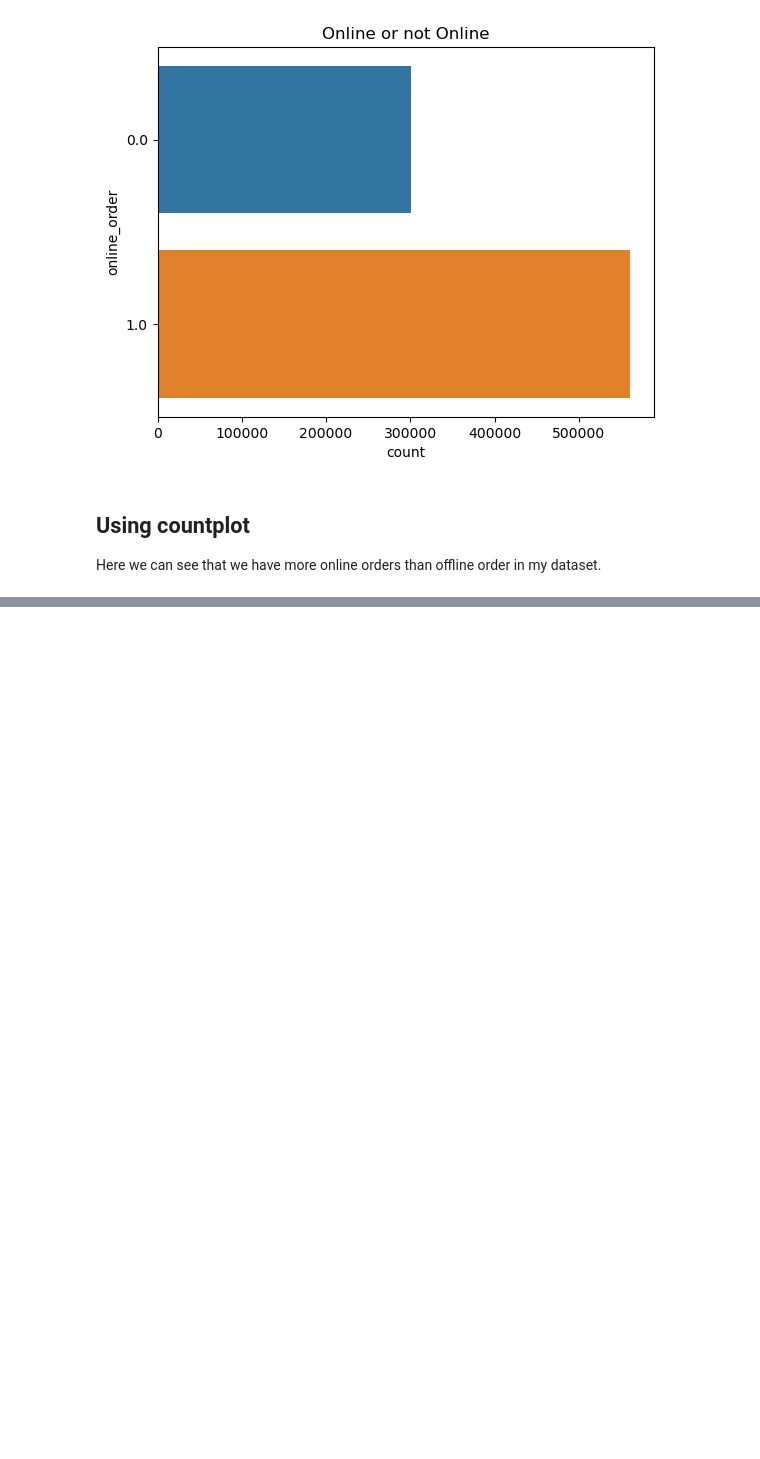
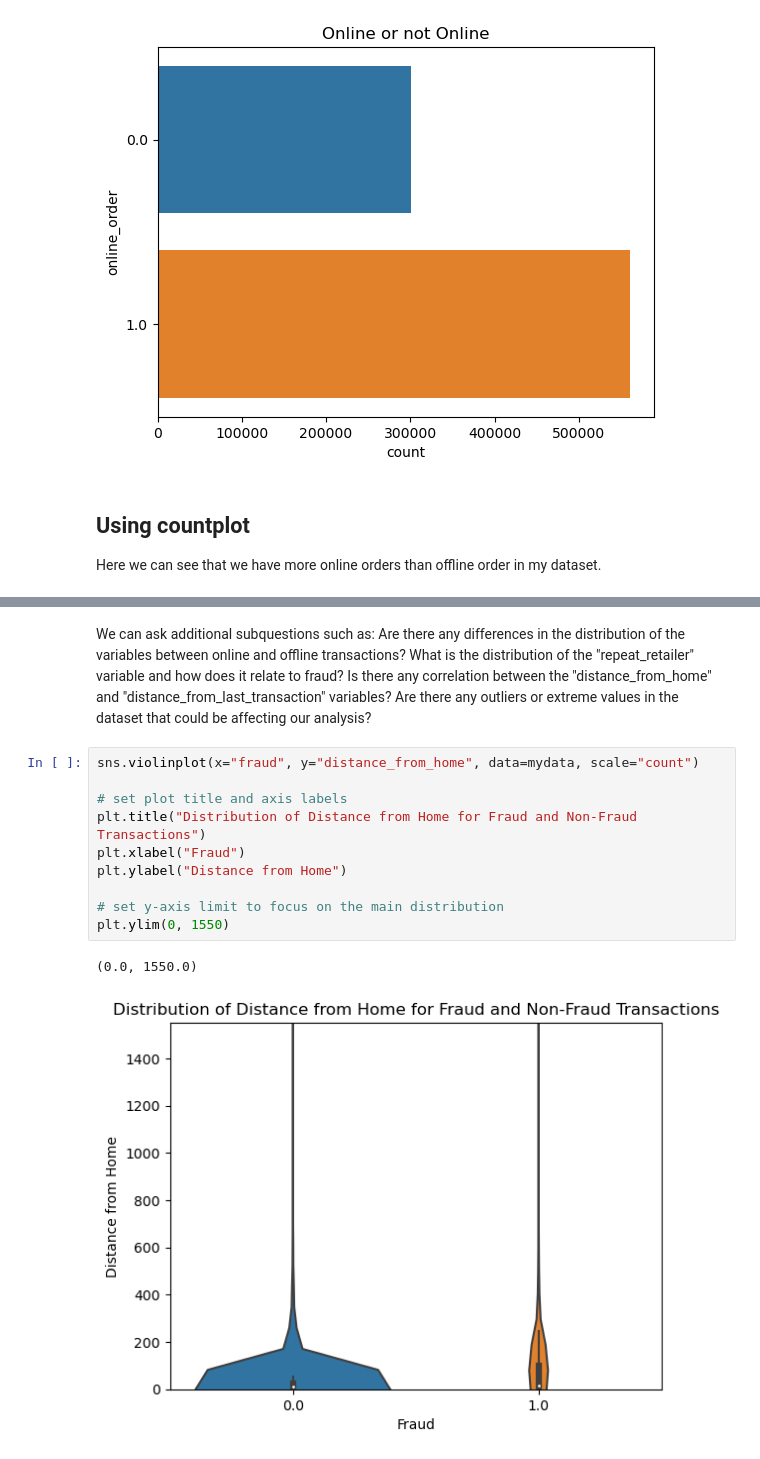
Before and after one commit to KarimKhalil33/CreditCard-Fraud-Data-Analysis, a Jupyter notebook: analysis/analysis2.ipynb, the cells around one changed output, grey strips where cells are left out. Drawn from its saved outputs; the diff is of its cells as text; blank space fills up the shorter version.

```diff
--- a/analysis/analysis2.ipynb
+++ b/analysis/analysis2.ipynb
@@ -117,0 +149,19 @@ NameError: name 'plt' is not defined
+# %% [markdown]
+We can ask additional subquestions such as:
+Are there any differences in the distribution of the variables between online and offline transactions?
+What is the distribution of the "repeat_retailer" variable and how does it relate to fraud?
+Is there any correlation between the "distance_from_home" and "distance_from_last_transaction" variables?
+Are there any outliers or extreme values in the dataset that could be affecting our analysis?
+# %%
+sns.violinplot(x="fraud", y="distance_from_home", data=mydata, scale="count")
+
+# set plot title and axis labels
+plt.title("Distribution of Distance from Home for Fraud and Non-Fraud Transactions")
+plt.xlabel("Fraud")
+plt.ylabel("Distance from Home")
+
+# set y-axis limit to focus on the main distribution
+plt.ylim(0, 1550)
+# %% [output]
+(0.0, 1550.0)
+[figure, added]
```
Also changed, not shown: parts of 9 cells of this notebook.
